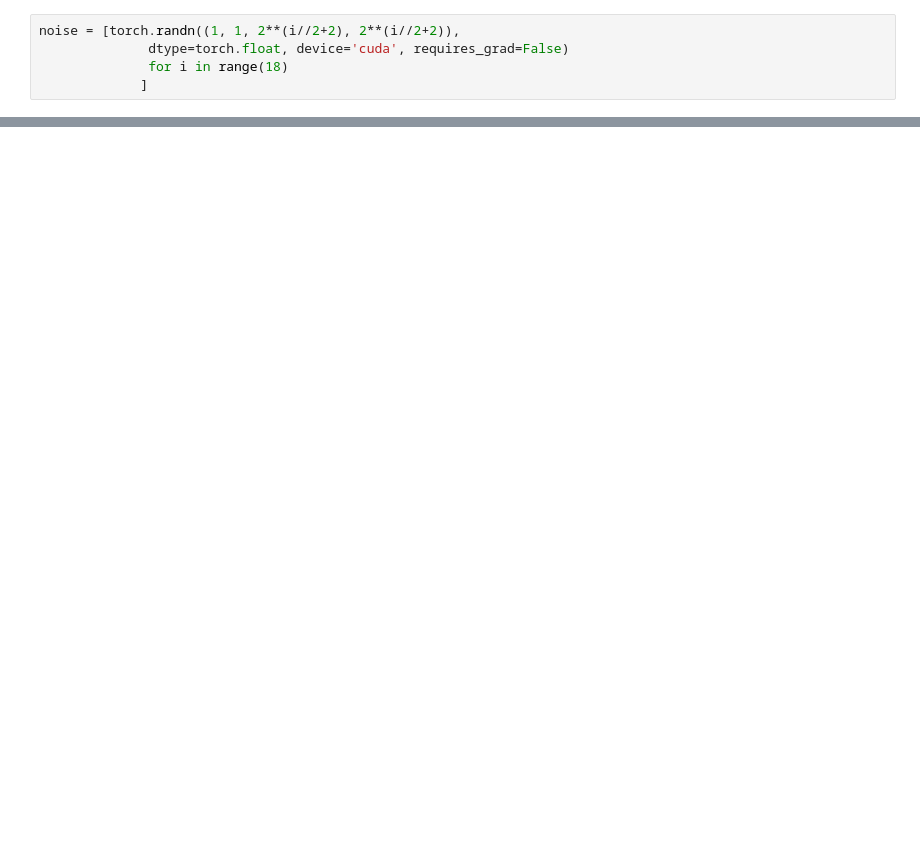
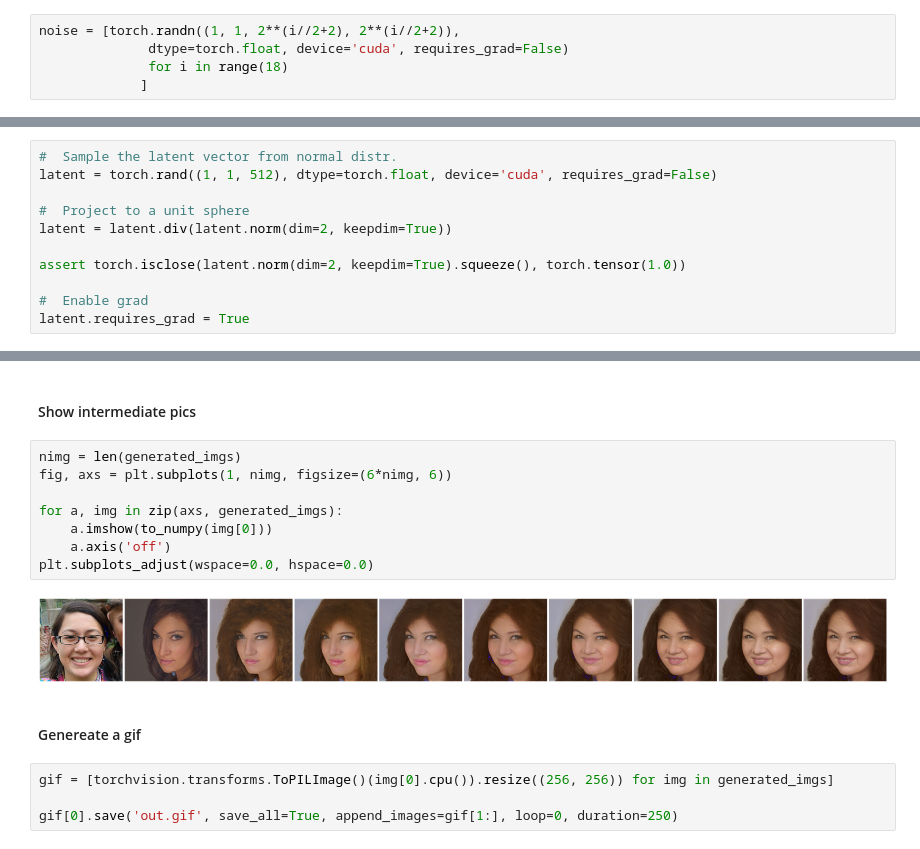
Before and after one commit to kainoj/keep-pulse, a Jupyter notebook: pulse.ipynb, the cells around one changed output, grey strips where cells are left out. Saved outputs shown, nothing was run; the diff lists cells and outputs as text; blank space fills up the shorter version.

```diff
--- a/pulse.ipynb
+++ b/pulse.ipynb
@@ -34,0 +41,11 @@ optim = torch.optim.Adam([latent], lr=0.4)
+# %%
+#  Sample the latent vector from normal distr.
+latent = torch.rand((1, 1, 512), dtype=torch.float, device='cuda', requires_grad=False)
+
+#  Project to a unit sphere
+latent = latent.div(latent.norm(dim=2, keepdim=True))
+
+assert torch.isclose(latent.norm(dim=2, keepdim=True).squeeze(), torch.tensor(1.0))
+
+#  Enable grad
+latent.requires_grad = True
@@ -72,0 +110,18 @@ torchvision.transforms.ToPILImage()(img_sr_ds[0].cpu())
+# %% [markdown]
+#### Show intermediate pics
+# %%
+nimg = len(generated_imgs)
+fig, axs = plt.subplots(1, nimg, figsize=(6*nimg, 6))
+
+for a, img in zip(axs, generated_imgs):
+    a.imshow(to_numpy(img[0]))
+    a.axis('off')
+plt.subplots_adjust(wspace=0.0, hspace=0.0)
+# %% [output]
+[figure, added]
+# %% [markdown]
+#### Genereate a gif
+# %%
+gif = [torchvision.transforms.ToPILImage()(img[0].cpu()).resize((256, 256)) for img in generated_imgs]
+
+gif[0].save('out.gif', save_all=True, append_images=gif[1:], loop=0, duration=250)
```
Also changed, not shown: parts of 19 cells of this notebook.
